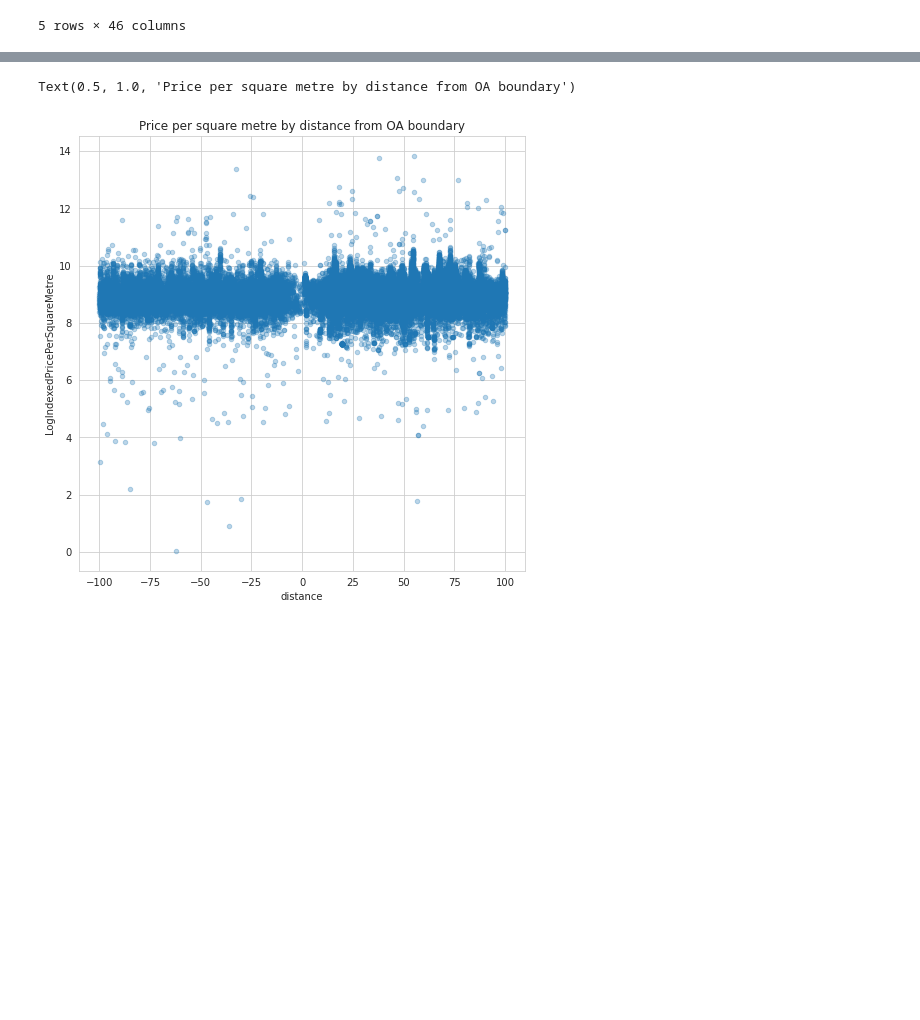
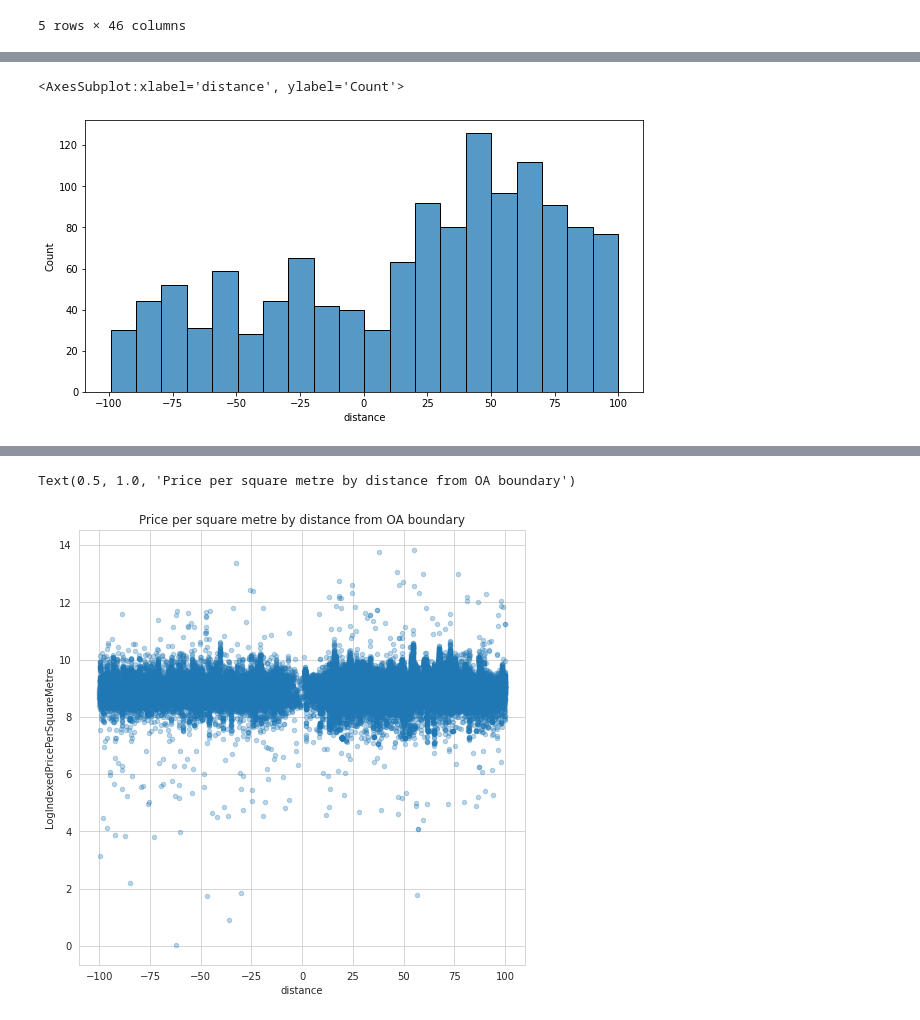
Before and after one commit to MHathorn/DSSS_Assessment, a Jupyter notebook: RDD_Clean.ipynb, the cells around one changed output, grey strips where cells are left out. Saved outputs shown, nothing was run; the diff lists cells and outputs as text; code cells hidden in the pictures; blank space fills up the shorter version.

```diff
--- a/RDD_Clean.ipynb
+++ b/RDD_Clean.ipynb
@@ -267,0 +283,7 @@ plt.show()
+# %%
+plt.figure(figsize = (10,5))
+ax = plt.subplot(1,1,1)
+sn.histplot(result[result['sitename'] == 'London Riverside'], x = 'distance', bins = 20)
+# %% [output]
+<AxesSubplot:xlabel='distance', ylabel='Count'>
+[figure, added]
```
Also changed, not shown: parts of 7 cells of this notebook, 33 other files.
